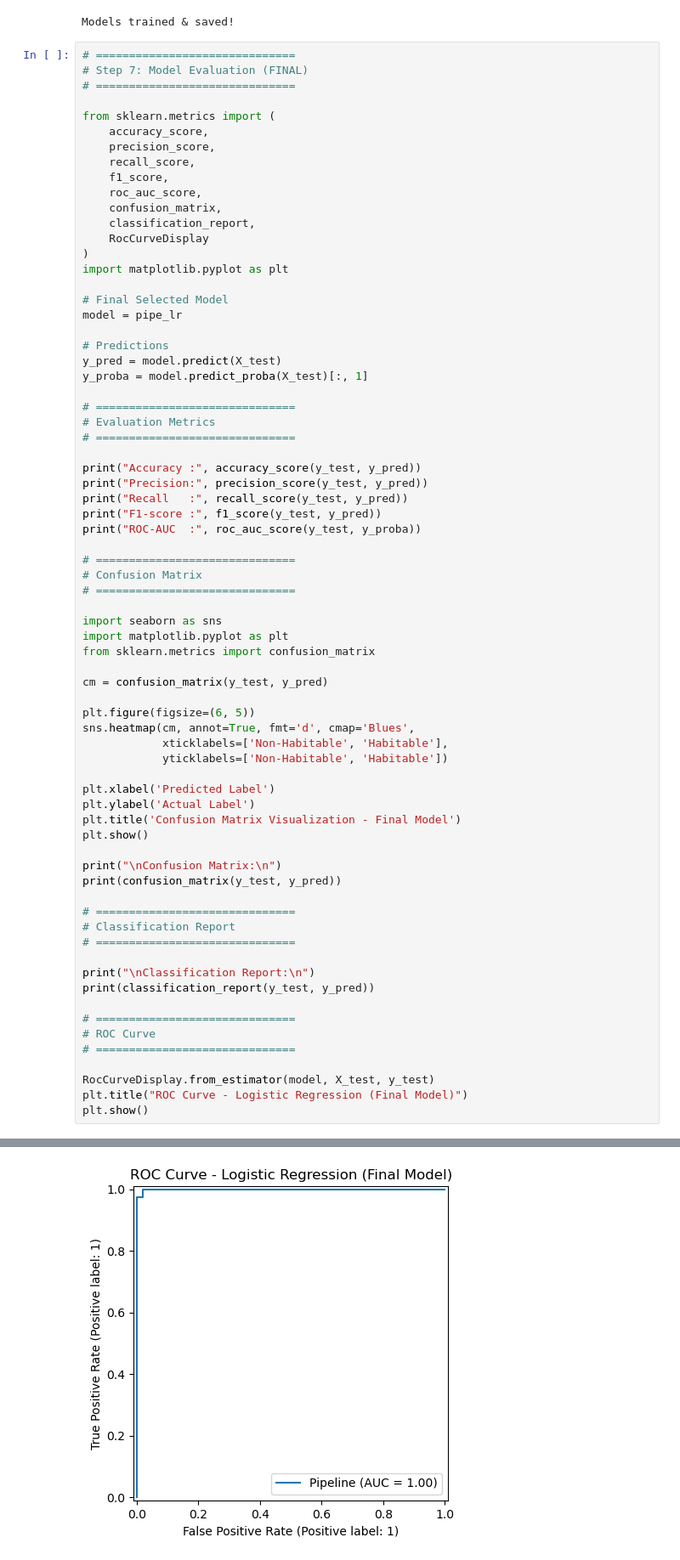
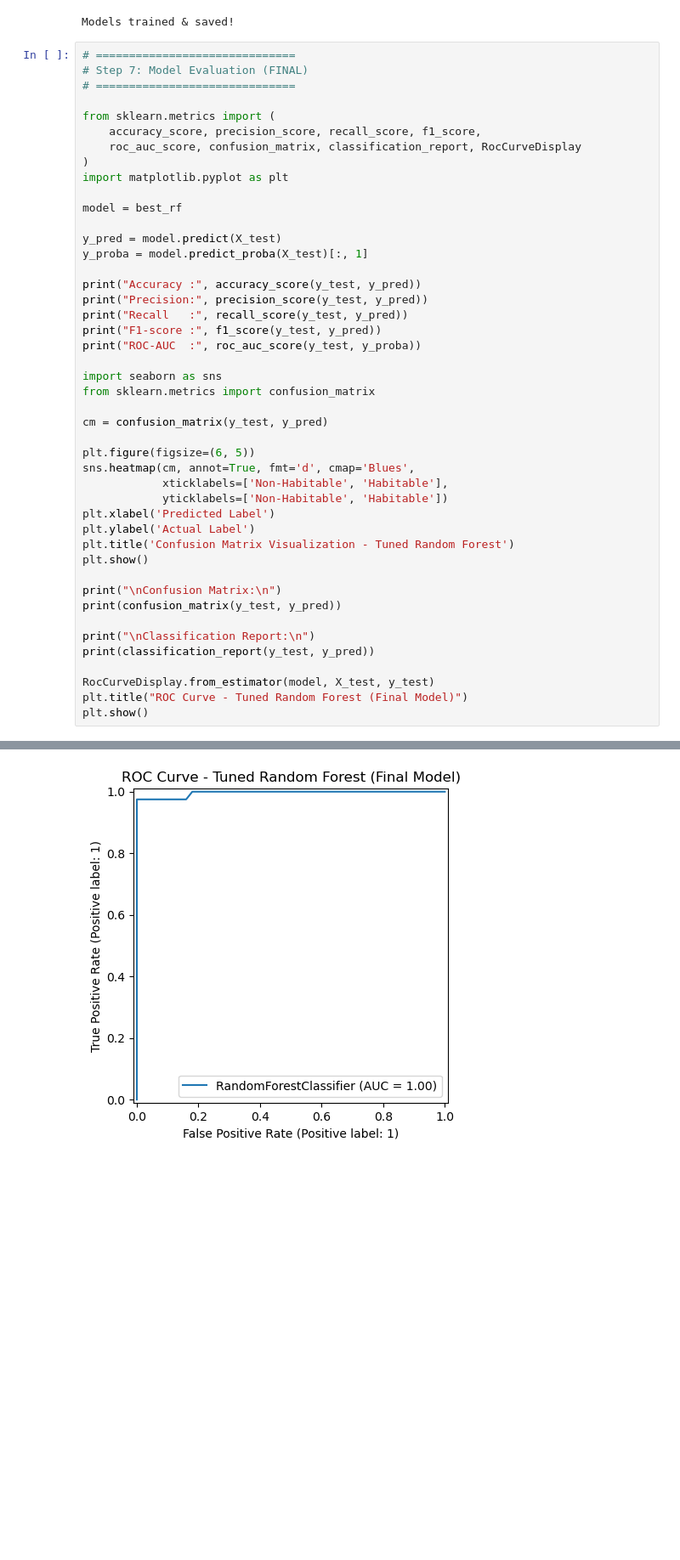
Before and after one commit to GKSJ-Deepvision/B13-ExoHabitAI, a Jupyter notebook: notebooks/02_ml_model_training.ipynb, the cells around one changed output, grey strips where cells are left out. Shown at 85% size. Saved outputs shown, nothing was run; the diff lists cells and outputs as text; blank space fills up the shorter version.

```diff
--- a/notebooks/02_ml_model_training.ipynb
+++ b/notebooks/02_ml_model_training.ipynb
@@ -275,27 +275,15 @@ Models trained & saved!
 # ==============================
 
 from sklearn.metrics import (
-    accuracy_score,
-    precision_score,
-    recall_score,
-    f1_score,
-    roc_auc_score,
-    confusion_matrix,
-    classification_report,
-    RocCurveDisplay
+    accuracy_score, precision_score, recall_score, f1_score,
+    roc_auc_score, confusion_matrix, classification_report, RocCurveDisplay
 )
 import matplotlib.pyplot as plt
 
-# Final Selected Model
-model = pipe_lr
+model = best_rf
 
-# Predictions
 y_pred = model.predict(X_test)
 y_proba = model.predict_proba(X_test)[:, 1]
-
-# ==============================
-# Evaluation Metrics
-# ==============================
 
 print("Accuracy :", accuracy_score(y_test, y_pred))
 print("Precision:", precision_score(y_test, y_pred))
@@ -303,12 +291,7 @@ print("Recall   :", recall_score(y_test, y_pred))
 print("F1-score :", f1_score(y_test, y_pred))
 print("ROC-AUC  :", roc_auc_score(y_test, y_proba))
 
-# ==============================
-# Confusion Matrix
-# ==============================
-
 import seaborn as sns
-import matplotlib.pyplot as plt
 from sklearn.metrics import confusion_matrix
 
 cm = confusion_matrix(y_test, y_pred)
@@ -317,28 +300,19 @@ plt.figure(figsize=(6, 5))
 sns.heatmap(cm, annot=True, fmt='d', cmap='Blues',
             xticklabels=['Non-Habitable', 'Habitable'],
             yticklabels=['Non-Habitable', 'Habitable'])
-
 plt.xlabel('Predicted Label')
 plt.ylabel('Actual Label')
-plt.title('Confusion Matrix Visualization - Final Model')
+plt.title('Confusion Matrix Visualization - Tuned Random Forest')
 plt.show()
 
 print("\nConfusion Matrix:\n")
 print(confusion_matrix(y_test, y_pred))
 
-# ==============================
-# Classification Report
-# ==============================
-
 print("\nClassification Report:\n")
 print(classification_report(y_test, y_pred))
 
-# ==============================
-# ROC Curve
-# ==============================
-
 RocCurveDisplay.from_estimator(model, X_test, y_test)
-plt.title("ROC Curve - Logistic Regression (Final Model)")
+plt.title("ROC Curve - Tuned Random Forest (Final Model)")
 plt.show()
 # %% [output]
 Accuracy : 0.9888888888888889
@@ -350,19 +324,19 @@ ROC-AUC  : 0.9994999999999999
 Confusion Matrix:
 
 [[50  0]
  [ 1 39]]
 
 Classification Report:
 
               precision    recall  f1-score   support
 
            0       0.98      1.00      0.99        50
            1       1.00      0.97      0.99        40
 
     accuracy                           0.99        90
    macro avg       0.99      0.99      0.99        90
 weighted avg       0.99      0.99      0.99        90
-[figure, old version]
+[figure, new version]
 # %%
 #Step 8: Hyperparameter Tuning
 #RANDOM FOREST TUNING (GridSearchCV)
```
Also changed, not shown: parts of 7 cells of this notebook, 18 other files.
